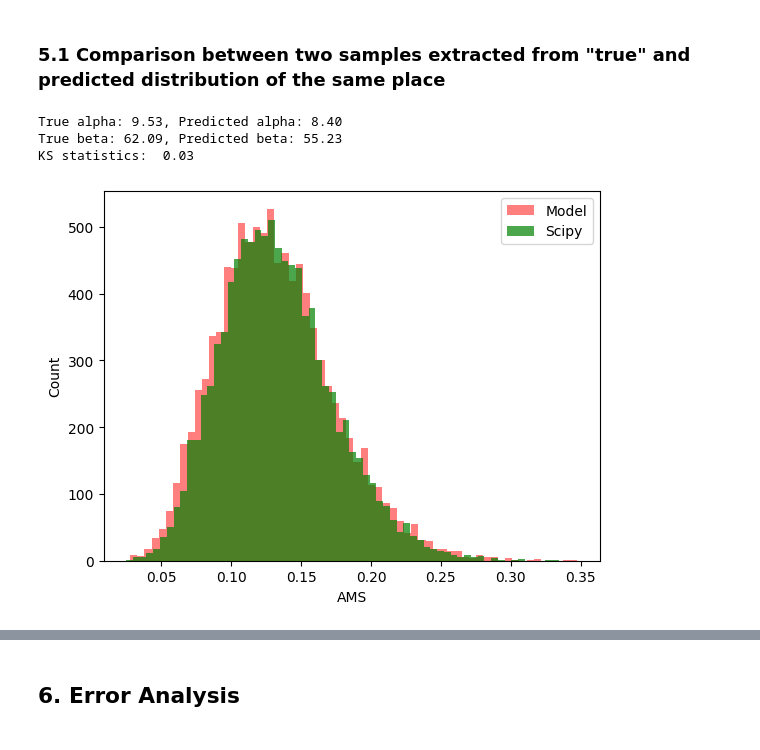
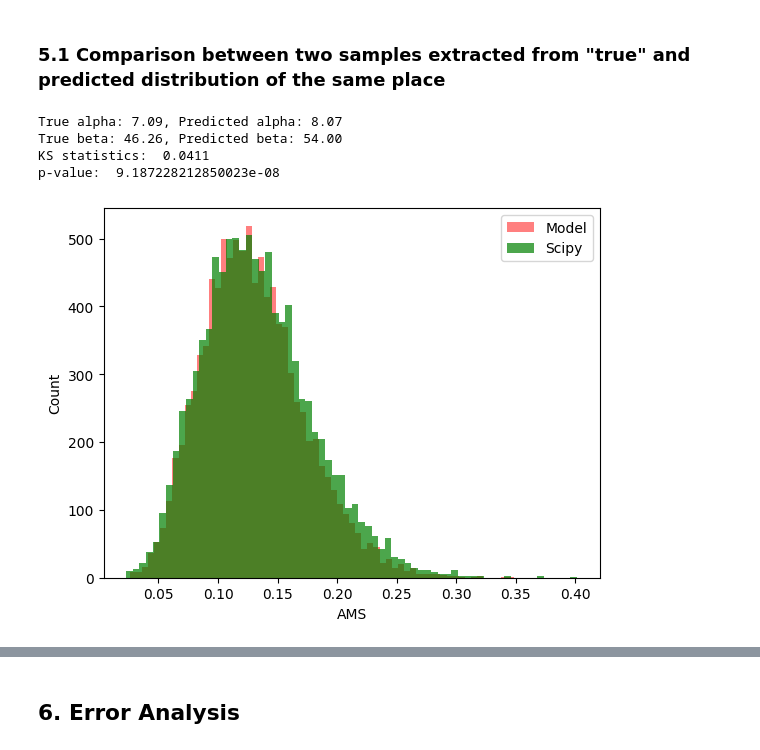
Before and after one commit to oshodiS/Rainfall-BetaEstimation, a Jupyter notebook: Rainfall BETA.ipynb, the cells around one changed output, grey strips where cells are left out. Cells and saved outputs as stored; diff of their text form; code cells hidden in the pictures.

```diff
--- a/Rainfall BETA.ipynb
+++ b/Rainfall BETA.ipynb
@@ -762,12 +762,14 @@ metrics_beta_pca
 | pcc | 0.199667 | 0.130943 | 0.099522 | 0.200085 | 0.289228 | 0.339379 |
 # %% [markdown]
 ### 5.1 Comparison between two samples extracted from "true" and predicted distribution of the same place
-# %%
-util.compare_samples(dist_test_full, "beta", parameters_test, seed=seed, index=10575)
-#util.compare_samples(dist_test_map, "beta", parameters_test, seed = seed, index=10)
-#util.compare_samples(dist_test_pca, "beta", parameters_test, seed = seed, index=10)
-# %% [output]
-True alpha: 9.53, Predicted alpha: 8.40
-True beta: 62.09, Predicted beta: 55.23
-KS statistics:  0.03
-[figure, removed]
+# %%
+util = reload(util)
+# %%
+# Anzola dell'Emilia -> index 9252
+util.compare_samples(dist_test_full, "beta", parameters_test, seed = seed, index=9252)
+# %% [output]
+True alpha: 7.09, Predicted alpha: 8.07
+True beta: 46.26, Predicted beta: 54.00
+KS statistics:  0.0411
+p-value:  9.187228212850023e-08
+[figure, added]
```
Also changed, not shown: parts of 13 cells of this notebook, 3 other files.
